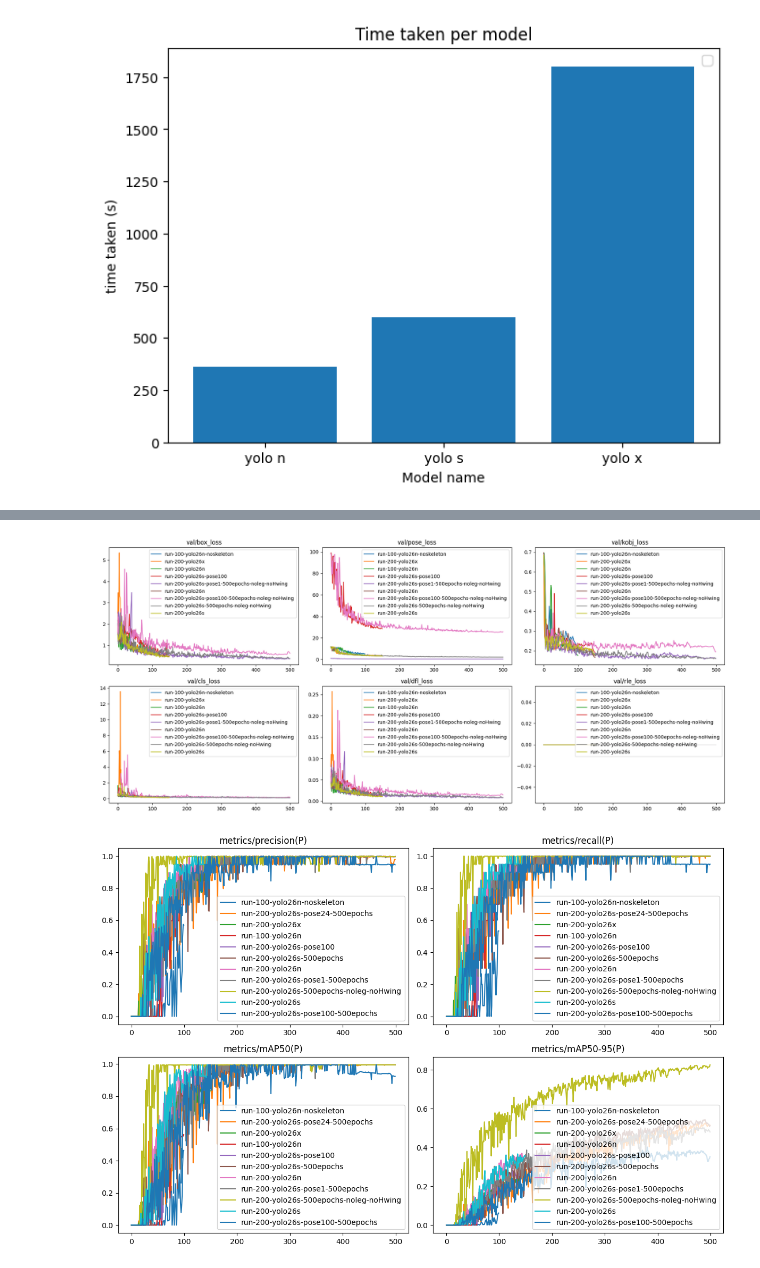
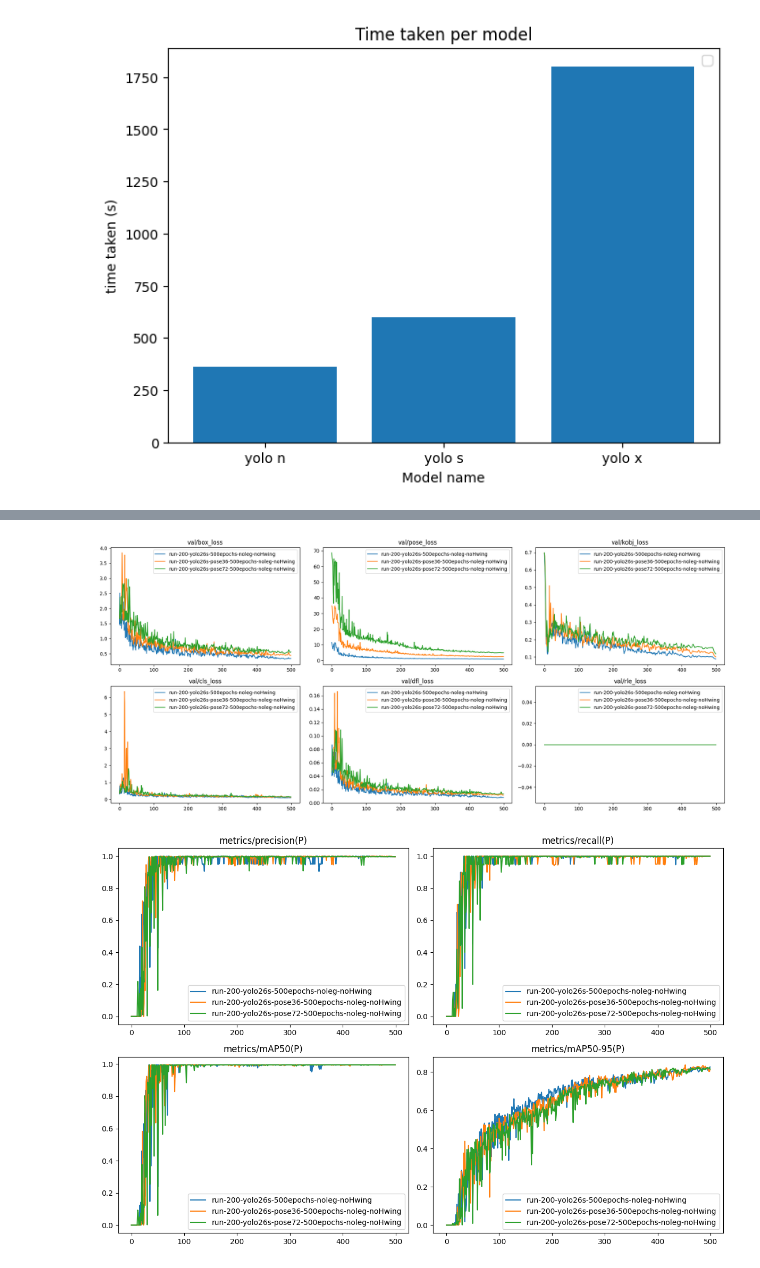
Before and after one commit to TomBellivier/CV-for-GRIT, a Jupyter notebook: models/yolo-pose-insect-kp.ipynb, the cells around one changed output, grey strips where cells are left out. Saved outputs shown, nothing was run; the diff lists cells and outputs as text; code cells hidden in the pictures.

```diff
--- a/models/yolo-pose-insect-kp.ipynb
+++ b/models/yolo-pose-insect-kp.ipynb
@@ -106,6 +106,14 @@ def denormalize(kpts, img_w, img_h):
 def bbox_size_pixels(bbox, img_w, img_h):
     _, _, w, h = bbox
     return np.sqrt((w * img_w) * (h * img_h))
+
+
+def check_keywords(name, kws):
+    count = 0
+    for kw in kws:
+        if kw in name :
+            count += 1
+    return count == len(kws)
 # %%
 base_model = "yolo26s-pose"
 params = {
@@ -204,6 +212,8 @@ Speed: 0.8ms preprocess, 4.5ms inference, 0.2ms postprocess per image at shape (
 # %%
 import matplotlib.pyplot as plt
 import yaml
+
+filter =  ["yolo26s", "noleg", "noHwing"]
 
 with open(f"./datasets/{DATASET_NAME}/yolo-config.yaml", "r") as f:
     config = yaml.safe_load(f)
@@ -213,13 +223,14 @@ with open("run_results.json", "r") as f:
 
 x = np.arange(42)  # the label locations
 
-number_of_models = 9
+filtered_models = [x for x in list(models_data.items()) if check_keywords(x, filter)]
+number_of_models = len(filtered_models)
 width = 1/(number_of_models + 1)  # the width of the bars
 multiplier = 0
 
 fig, ax = plt.subplots(layout='constrained', figsize=(4*number_of_models, 7+number_of_models))
 
-for attribute, measurement in list(models_data.items())[5:]:
+for attribute, measurement in filtered_models:
     offset = width * multiplier
     rects = ax.bar(x + offset, measurement["keypoints perf"], width, label=attribute)
     multiplier += 1
@@ -298,7 +310,15 @@ import pandas as pd
 import matplotlib.pyplot as plt
 import math
 
-def plot_columns(cols_to_plot):
+def check_keywords(name, kws):
+    count = 0
+    for kw in kws:
+        if kw in name :
+            count += 1
+    return count == len(kws)
+
+def plot_columns(cols_to_plot, filter_kws = []):
+
     base_path = Path("./runs/pose")
 
     # Récupération des CSV
@@ -320,8 +340,9 @@ def plot_columns(cols_to_plot):
 
     for idx, col_idx in enumerate(cols_to_plot):
         ax = axes[idx]
-
-        for run_name, df in data.items():
+        sorted_data_items = [x for x in list(data.items()) if check_keywords(x[0], filter_kws)]
+        sorted_data_items.sort(key=lambda x: x[0])
+        for run_name, df in sorted_data_items:
             if col_idx < df.shape[1]:
                 ax.plot(df.iloc[:, col_idx], label=run_name)
 
@@ -341,10 +362,10 @@ preset_val = [16, 17, 18, 19, 20, 21]
 preset_metrics_box = [8, 9, 10, 11]
 preset_metrics_pose = [12, 13, 14, 15]
 # %%
-plot_columns(preset_val)
+plot_columns(preset_val, filter)
 # %% [output]
-[figure, old version]
+[figure, new version]
 # %%
-plot_columns(preset_metrics_pose)
+plot_columns(preset_metrics_pose, filter)
 # %% [output]
-[figure, old version]
+[figure, new version]
```
Also changed, not shown: parts of 3 cells of this notebook, 22 other files.
